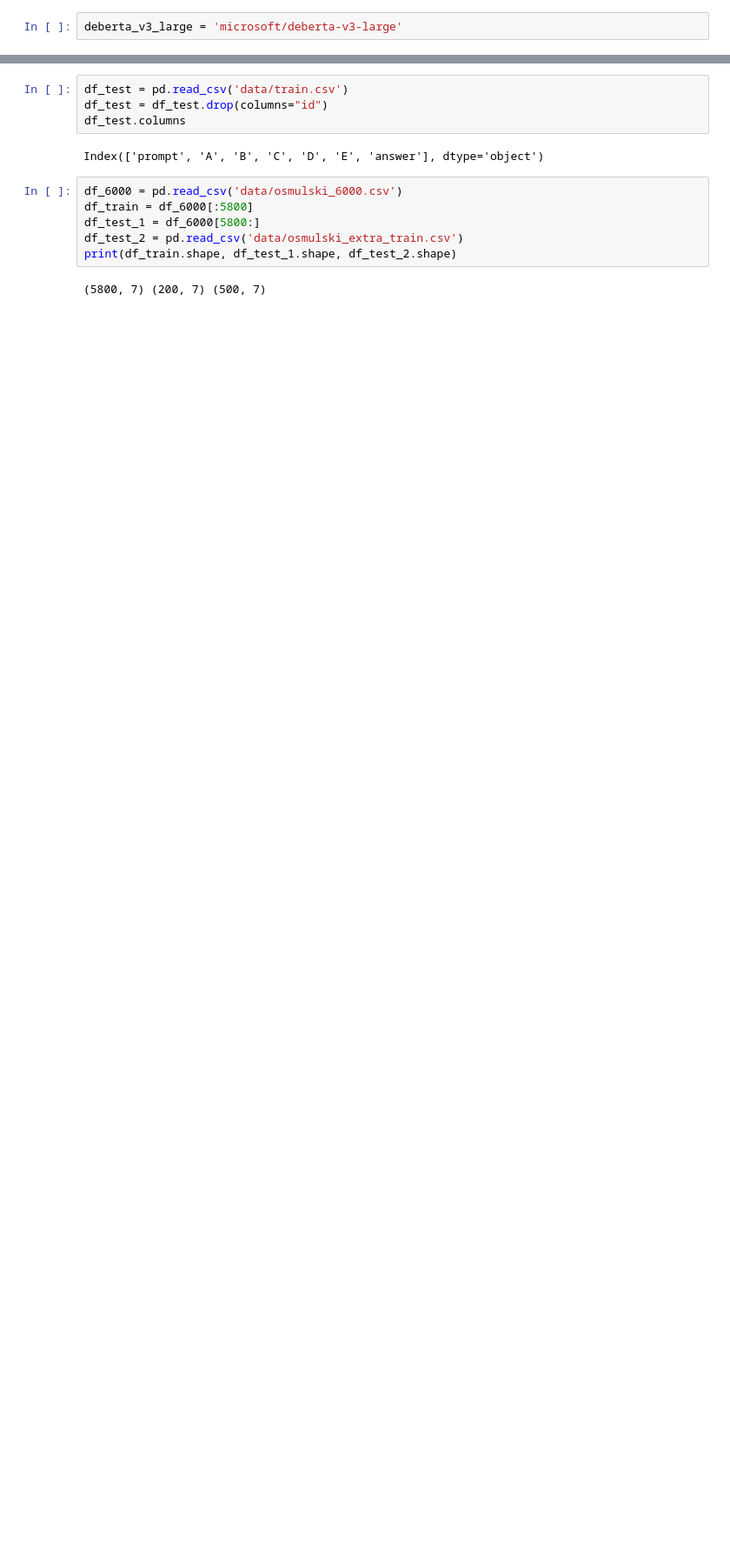
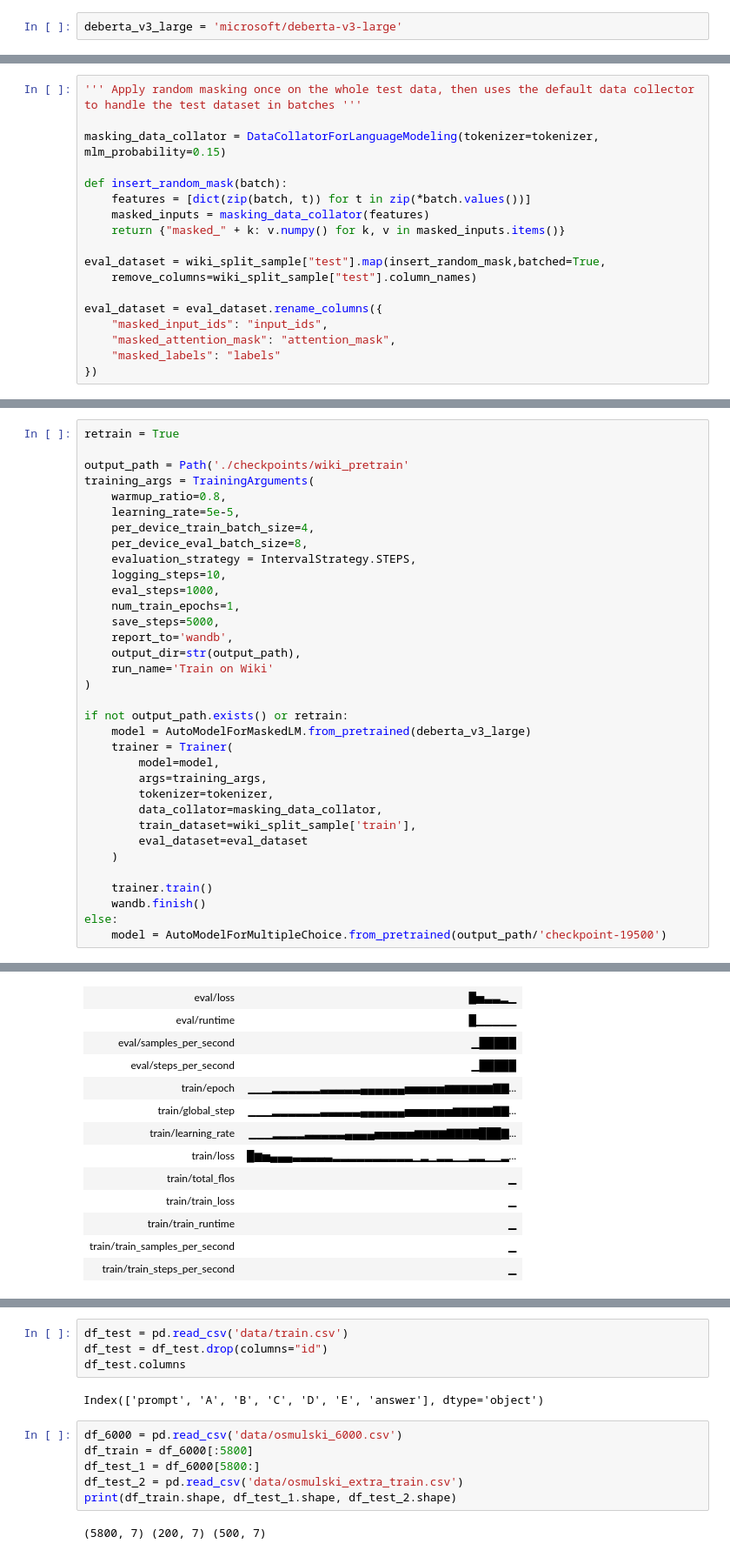
Before and after one commit to dan-tee/kaggle-science-exam, a Jupyter notebook: PreTrainWikiOsmulski.ipynb, the cells around one changed output, grey strips where cells are left out. Shown at 87% size. Saved outputs shown, nothing was run; the diff lists cells and outputs as text; blank space fills up the shorter version.

```diff
--- a/DeBERTa V3 Osmulski.ipynb
+++ b/PreTrainWikiOsmulski.ipynb
@@ -31,0 +97,19 @@ deberta_v3_large = 'microsoft/deberta-v3-large'
+# %%
+''' Apply random masking once on the whole test data, then uses the default data collector
+to handle the test dataset in batches '''
+
+masking_data_collator = DataCollatorForLanguageModeling(tokenizer=tokenizer, mlm_probability=0.15)
+
+def insert_random_mask(batch):
+    features = [dict(zip(batch, t)) for t in zip(*batch.values())]
+    masked_inputs = masking_data_collator(features)
+    return {"masked_" + k: v.numpy() for k, v in masked_inputs.items()}
+
+eval_dataset = wiki_split_sample["test"].map(insert_random_mask,batched=True,
+    remove_columns=wiki_split_sample["test"].column_names)
+
+eval_dataset = eval_dataset.rename_columns({
+    "masked_input_ids": "input_ids",
+    "masked_attention_mask": "attention_mask",
+    "masked_labels": "labels"
+})
@@ -31,0 +120,35 @@ deberta_v3_large = 'microsoft/deberta-v3-large'
+# %%
+retrain = True
+
+output_path = Path('./checkpoints/wiki_pretrain'
+training_args = TrainingArguments(
+    warmup_ratio=0.8,
+    learning_rate=5e-5,
+    per_device_train_batch_size=4,
+    per_device_eval_batch_size=8,
+    evaluation_strategy = IntervalStrategy.STEPS,
+    logging_steps=10,
+    eval_steps=1000,
+    num_train_epochs=1,
+    save_steps=5000,
+    report_to='wandb',
+    output_dir=str(output_path),
+    run_name='Train on Wiki'
+)
+
+if not output_path.exists() or retrain:
+    model = AutoModelForMaskedLM.from_pretrained(deberta_v3_large)
+    trainer = Trainer(
+        model=model,
+        args=training_args,
+        tokenizer=tokenizer,
+        data_collator=masking_data_collator,
+        train_dataset=wiki_split_sample['train'],
+        eval_dataset=eval_dataset
+    )
+
+    trainer.train()
+    wandb.finish()
+else:
+    model = AutoModelForMultipleChoice.from_pretrained(output_path/'checkpoint-19500')
+# %% [output]
@@ -31,0 +176,13 @@ deberta_v3_large = 'microsoft/deberta-v3-large'
+| eval/loss | █▅▃▃▂▁ |
+| eval/runtime | █▁▁▁▁▁ |
+| eval/samples_per_second | ▁█████ |
+| eval/steps_per_second | ▁█████ |
+| train/epoch | ▁▁▁▂▂▂▂▂▂▃▃▃▃▃▄▄▄▄▄▄▅▅▅▅▅▆▆▆▆▆▆▇▇... |
+| train/global_step | ▁▁▁▂▂▂▂▂▂▃▃▃▃▃▄▄▄▄▄▄▅▅▅▅▅▅▆▆▆▆▆▇▇... |
+| train/learning_rate | ▁▁▁▂▂▂▂▃▃▃▃▃▄▄▄▄▅▅▅▅▅▆▆▆▆▇▇▇▇███▇... |
+| train/loss | █▆▅▄▄▄▃▃▃▃▃▂▂▂▂▂▂▂▂▂▂▁▂▁▂▂▁▁▂▂▁▁▂... |
+| train/total_flos | ▁ |
+| train/train_loss | ▁ |
+| train/train_runtime | ▁ |
+| train/train_samples_per_second | ▁ |
+| train/train_steps_per_second | ▁ |
```
Also changed, not shown: parts of 27 cells of this notebook, 1 other file.
